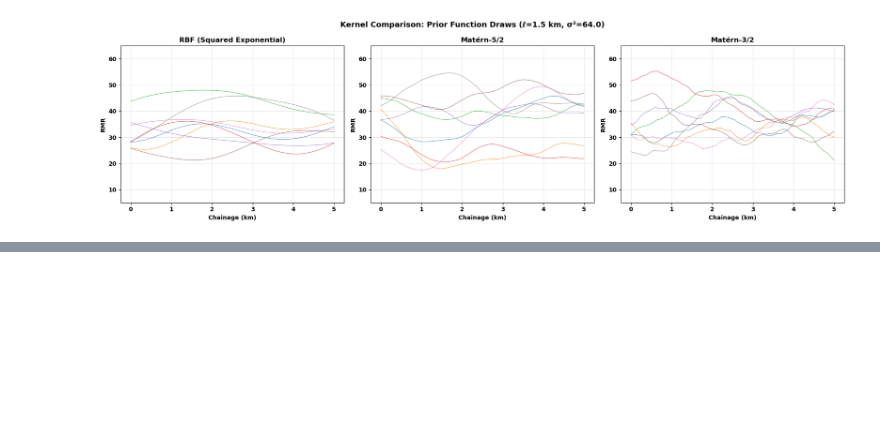
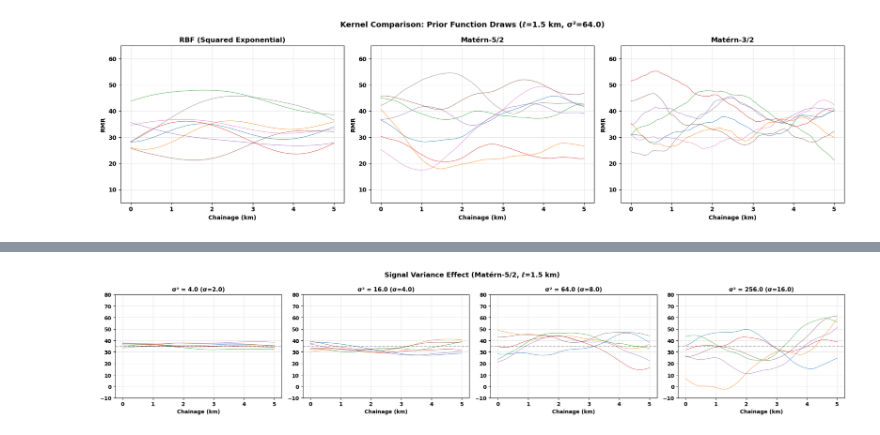
Before and after one commit to wxb-sly/risk-rock, a Jupyter notebook: training/GP/kernel_zoo.ipynb, the cells around one changed output, grey strips where cells are left out. Drawn from its saved outputs; the diff is of its cells as text; code cells hidden in the pictures; blank space fills up the shorter version.

```diff
--- a/training/GP/kernel_zoo.ipynb
+++ b/training/GP/kernel_zoo.ipynb
@@ -142,0 +143,32 @@ plt.show()
+# %%
+# signal variance
+
+# σ² controls the VERTICAL spread of GP functions.
+# Small σ² = functions cluster near the mean (RMR is very consistent)
+# Large σ² = functions spread widely (RMR varies dramatically)
+#
+# In PyMC: η (eta) is the AMPLITUDE, so σ² = η².
+# Prior choice: pm.HalfCauchy("eta", beta=10) or pm.Exponential("eta", lam=0.1)
+
+signal_vars = [4.0, 16.0, 64.0, 256.0]
+ell = 1.5
+
+fig, axes = plt.subplots(1, 4, figsize=(20, 4))
+for ax, sv in zip(axes, signal_vars):
+    K = matern52_kernel(x, x, sv, ell) + 1e-6 * np.eye(len(x))
+    samples = np.random.multivariate_normal(np.full(len(x), 35.0), K, size=6)
+
+    for s in samples:
+        ax.plot(x, s, alpha=0.5, linewidth=1.2)
+
+    ax.set_title(f'σ² = {sv} (σ={np.sqrt(sv):.1f})', fontsize=11, fontweight='bold')
+    ax.set_xlabel('Chainage (km)')
+    ax.set_ylim(-10, 80)
+    ax.axhline(y=35, color='black', linestyle='--', alpha=0.3)
+    ax.grid(True, alpha=0.3)
+
+plt.suptitle('Signal Variance Effect (Matérn-5/2, ℓ=1.5 km)', fontsize=13)
+plt.tight_layout()
+plt.show()
+# %% [output]
+[figure, added]
```
Also changed, not shown: parts of 1 cell of this notebook.
